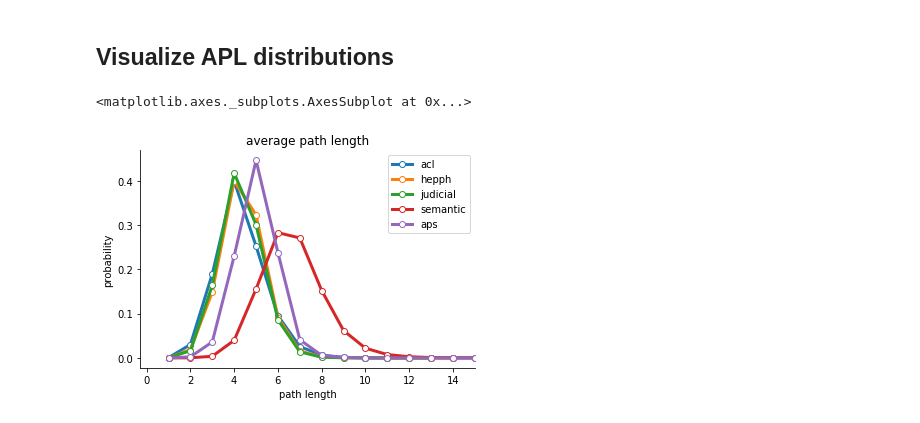
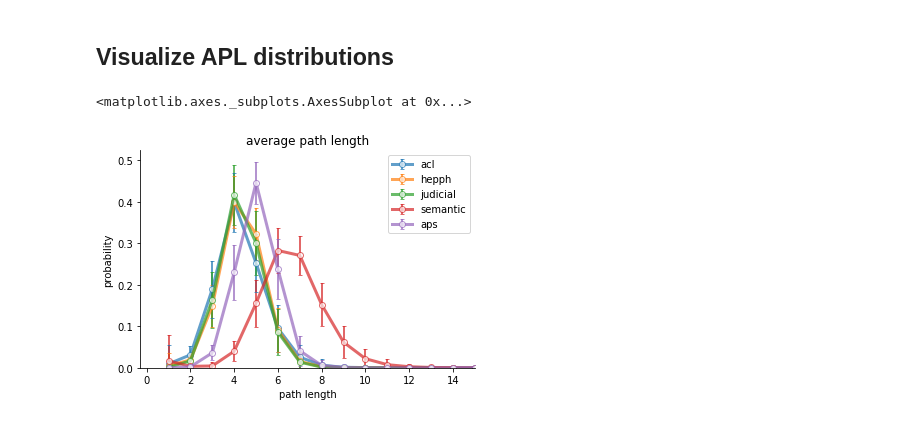
Before and after one commit to bonbonbontt/network_growth_models, a Jupyter notebook: average_path_length.ipynb, the cells around one changed output. Drawn from its saved outputs; the diff is of its cells as text; code cells hidden in the pictures.

Commit message:
add function to compute apl dist with std

```diff
--- a/average_path_length.ipynb
+++ b/average_path_length.ipynb
@@ -59,18 +46,46 @@ def parse_path_length_data(fpath):
+# %%
+def get_path_length_data(fpath, get_all_data=False):
+    """parse path length data and return apl distribution"""
+    nid_dists = defaultdict(lambda: defaultdict(int))
+    pl_data = defaultdict(list)
+    fgen = utils.get_spaced_data_generator(fpath, proc=lambda l: map(int, l))
+
+    # log data from file
+    for (nid, length, freq) in fgen:
+        nid_dists[nid][length] = freq
+    # compute dist for each node
+    for nid, freq_dict in nid_dists.iteritems():
+        total = float(sum(freq_dict.values()))
+        pmf = nid_dists[nid] = {k:v/total for k,v in freq_dict.iteritems()}
+
+        # aggregate path length probabilities
+        for length, prob in pmf.iteritems():
+            pl_data[length].append(prob)
+
+    if get_all_data: return pl_data
+
+    pl_mean = {k: np.mean(v) for k,v in pl_data.iteritems()}
+    xk, pk = zip(*sorted(pl_mean.items()))
+    pk_std = [np.std(pl_data[x]) for x in xk]
+    return xk, pk, pk_std, pl_data
+# %%
+files = ['acl', 'hepph', 'judicial', 'semantic', 'aps']
+fld_path = 'data/path_length_outputs/'
+pl_data = {f: get_path_length_data(os.path.join(fld_path, '{}.txt'.format(f))) for f in files}
 # %% [markdown]
 ## Visualize APL distributions
 # %%
 # DATASETS
 ax = plt.subplot()
-files = ['acl', 'hepph', 'judicial', 'semantic', 'aps']
-fld_path = 'data/path_length_outputs/'
 
 for file_ in files:
     fpath = os.path.join(fld_path, '{}.txt'.format(file_))
-    xk, pk = parse_path_length_data(fpath)
-    ax.plot(xk, pk, label=file_, marker='o', lw=3, mfc='w')
+    xk, pk, pk_std = map(np.array, pl_data[file_])
+    ax.errorbar(xk, pk, yerr=.5*pk_std, elinewidth=2, capsize=2, label=file_, marker='o', lw=3, mfc='w', alpha=0.7)
 
 ax.set_xlim(right=15)
+ax.set_ylim(bottom=0)
 utils.update_ax(ax, 'average path length', 'path length', 'probability')
 # %% [output]
 <matplotlib.axes._subplots.AxesSubplot at 0x...>
-[figure, old version]
+[figure, new version]
```
Also changed, not shown: parts of 1 cell of this notebook, 1 other file.
